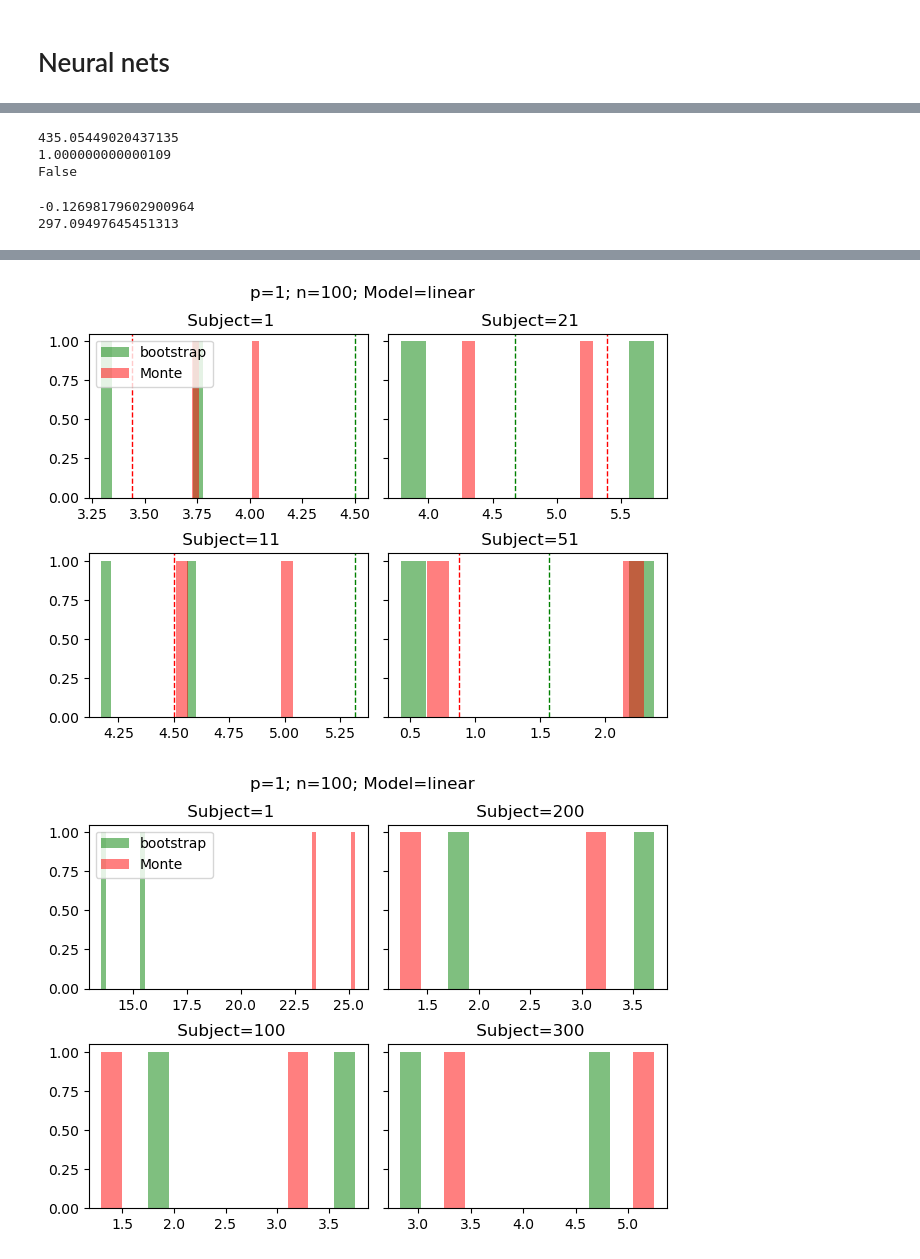
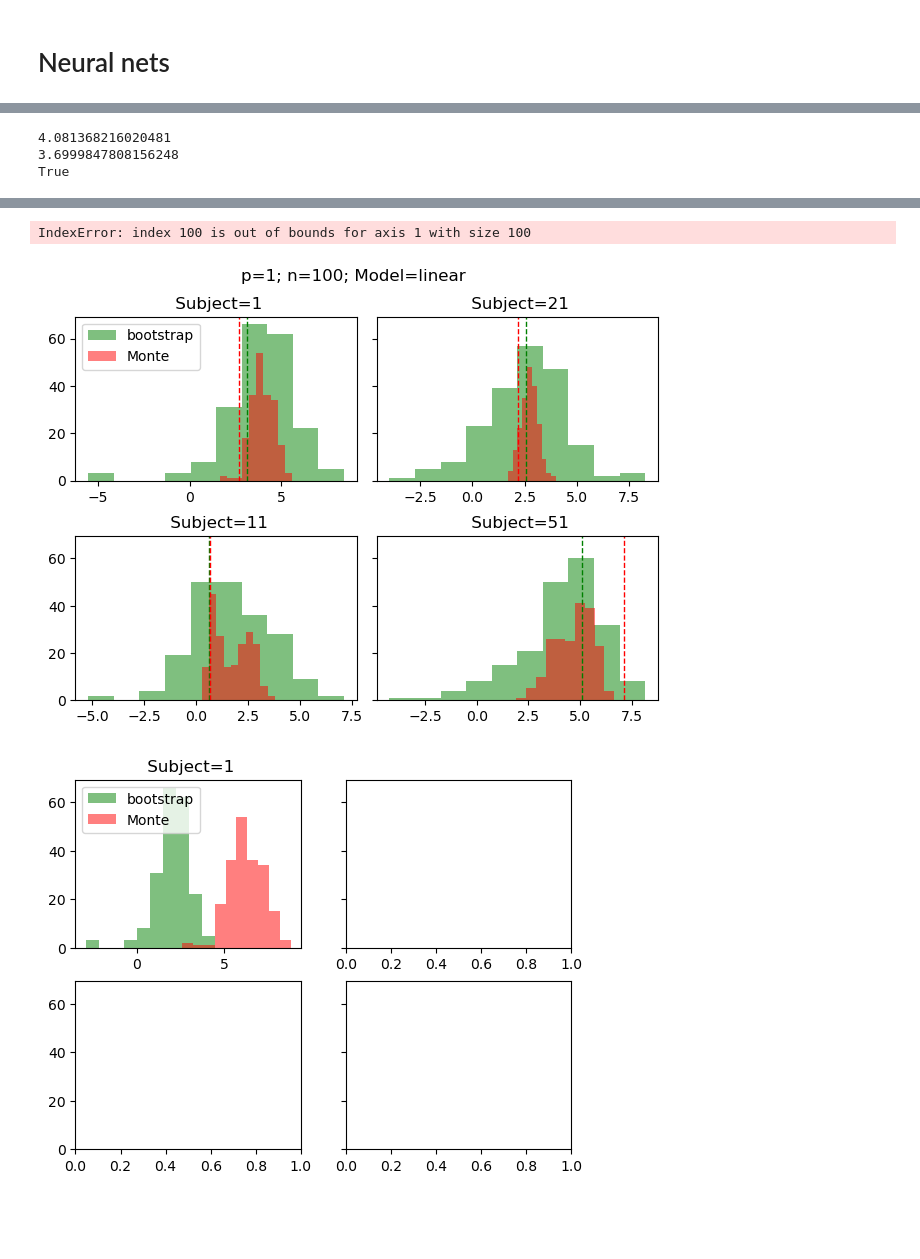
Before and after one commit to junting-ren/model_uncertainty_using_feature_confidence_set, a Jupyter notebook: notebooks/sim_linear_reg.ipynb, the cells around one changed output, grey strips where cells are left out. Saved outputs shown, nothing was run; the diff lists cells and outputs as text; code cells hidden in the pictures; blank space fills up the shorter version.

```diff
--- a/notebooks/sim_linear_reg.ipynb
+++ b/notebooks/sim_linear_reg.ipynb
@@ -337,14 +371,14 @@ uniform_range = [-2,2]
 X, y, X_test, y_test, mean_test_true, beta = generate_NN_data(N, N_test, p,  transform_X_poly, beta=beta, error_sd = 1, seed = None, X = None, X_test = None, if_tensor = True, uniform_range= uniform_range)
 # %%
 #h_sizes = [20,5,20]
-h_sizes = [20,5,20]
+h_sizes = [40,40]
 out_size= 1
-n_iter = 100
+n_iter = 200
 n_boot = 2
 lr = 0.01
 device = 'cpu'
 patience = 10
-weight_decay = 0
+weight_decay = 0.01
 # number of gradient desend epoch prediction to average over
 mean_num = 1
 center_G = True
@@ -352,10 +386,11 @@ center_pred = False
 #second stage bootstrap parameters
 second_stage = False
 n_sample_mean = 100
+pred_on_y = True
 # %%
 #X, y, _, _, _, _ = generate_NN_data(N, N_test, p,  transform_X_poly, beta=beta, error_sd = 1, seed = None, X = None, X_test = None, if_tensor = True)
-mean, se, mean_boot_l,mean_train, best_model = bootstrap_func.fit_bootstrap_NN(y, X, X_test, input_size, h_sizes, out_size,
-                  n_boot, n_iter, lr, device, patience, weight_decay, batchnorm_ind = False, mean_num = mean_num, return_best = True)
+mean, se, mean_boot_l, mean_train, best_model = bootstrap_func.fit_bootstrap_NN(y, X, X_test, input_size, h_sizes, out_size,
+                  n_boot, n_iter, lr, device, patience, weight_decay, batchnorm_ind = False, mean_num = mean_num, return_best = True, pred_on_y = pred_on_y)
 G, mean, se =confidence_set_func.process_boot_samples(mean_boot_l, mean, se, mean_test_true,
                                       False, second_stage, center_G, center_pred)
 mean_bias_cor1 = 2*mean - np.mean(mean_boot_l, axis = 0)
@@ -397,7 +432,7 @@ if second_stage:
                                                         X_test = None, if_tensor = True, uniform_range= uniform_range)
             model = neural_net_func.FF_neural_net(input_size = input_size, h_sizes = h_sizes, out_size = out_size, batchnorm_ind = False)
             mean_MC_l_2.append(neural_net_func.nn_fit_predict(model, y_new, X_new, X_test, n_iter = n_iter, lr = lr, device = device,
-                          patience = patience, weight_decay = weight_decay) )
+                          patience = patience, weight_decay = weight_decay)[0])
         mean_MC_l.append(np.mean(mean_MC_l_2, axis = 0))
 else:
     for i in range(n_boot):
@@ -405,7 +440,7 @@ else:
                                                   X_test = None, if_tensor = True, uniform_range= uniform_range)
         model = neural_net_func.FF_neural_net(input_size = input_size, h_sizes = h_sizes, out_size = out_size, batchnorm_ind = False)
         mean_MC_l.append(neural_net_func.nn_fit_predict(model, y_new, X_new, X_test, n_iter = n_iter, lr = lr, device = device,
-                      patience = patience, weight_decay = weight_decay) )
+                      patience = patience, weight_decay = weight_decay)[0])
 
 mean_MC_l = np.array(mean_MC_l)
 se_MC = np.std(mean_MC_l, axis = 0)
@@ -417,4 +452,8 @@ np.mean(np.abs(mean_train - y.numpy()))
 # %%
+if pred_on_y:
+    mean_true = y_test
+else:
+    mean_true = mean_test_true
 use_a_true = False
 a_true = np.quantile(np.max(np.abs((mean_MC_l - mean_test_true)/se_MC),axis = 1), q = 0.975)
 print(a_true)
@@ -425,19 +464,13 @@ print(a)
 est = mean
 #est = mean_bias_cor1
 if use_a_true:
-    print(np.all(np.logical_and(est+a_true*se>mean_test_true, est - a_true*se < mean_test_true)))
+    print(np.all(np.logical_and(est+a_true*se>mean_true, est - a_true*se < mean_true)))
 else:
-    print(np.all(np.logical_and(est+a*se>mean_test_true, est - a*se < mean_test_true)))
+    print(np.all(np.logical_and(est+a*se>mean_true, est - a*se < mean_true)))
 # %% [output]
-435.05449020437135
-1.000000000000109
-False
+4.081368216020481
+3.6999847808156248
+True
-# %%
-print(np.mean(se_MC-se))
-print(np.mean(a_true*se_MC-a*se))
-# %% [output]
--0.12698179602900964
-297.09497645451313
 # %%
 fig, axs = plt.subplots(2, 2, sharex = False, sharey = True)
 j = 0
@@ -455,7 +488,7 @@ for i in (1,11,21,51):
     axs[q1,q2].axvline(mean[i], color='green', linestyle='dashed', linewidth=1)
     #axs[q1,q2].axvline(mean_bias_cor1[i], color='yellow', linestyle='dashed', linewidth=1)
     #axs[q1,q2].axvline(mean_bias_cor1[i], color='yellow', linestyle='dashed', linewidth=1)
-    axs[q1,q2].axvline(mean_test_true[i], color='red', linestyle='dashed', linewidth=1)
+    axs[q1,q2].axvline(mean_true[i], color='red', linestyle='dashed', linewidth=1)
     axs[q1,q2].set_title(' Subject='+str(i))
     if j==0:
         axs[q1,q2].legend(loc="upper left")
@@ -544,4 +580,5 @@ fig.show()
+IndexError: index 100 is out of bounds for axis 1 with size 100
-[figure, old version]
+[figure, new version]
-[figure, old version]
+[figure, new version]
 # %%
 !python3 ../functions/main_NN.py
```
Also changed, not shown: parts of 17 cells of this notebook.
